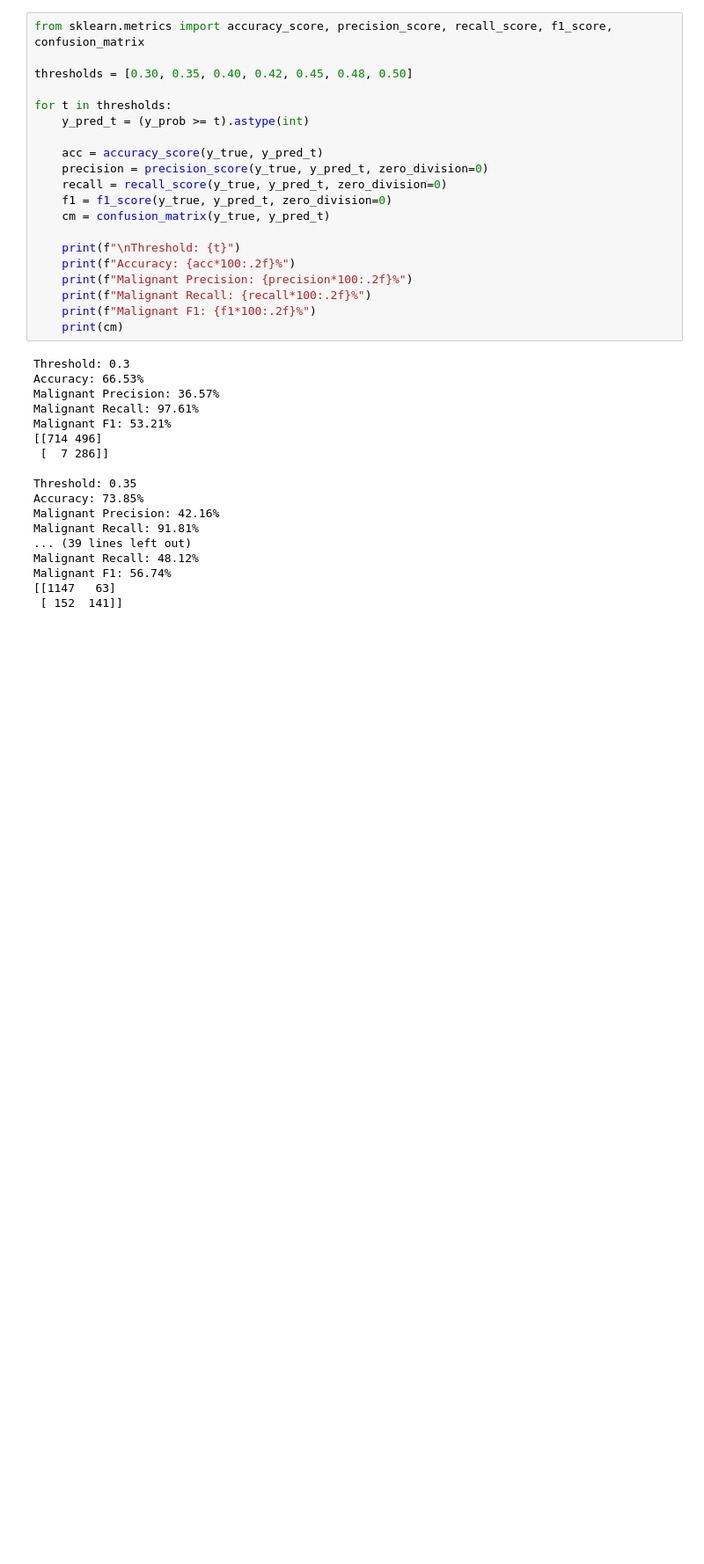
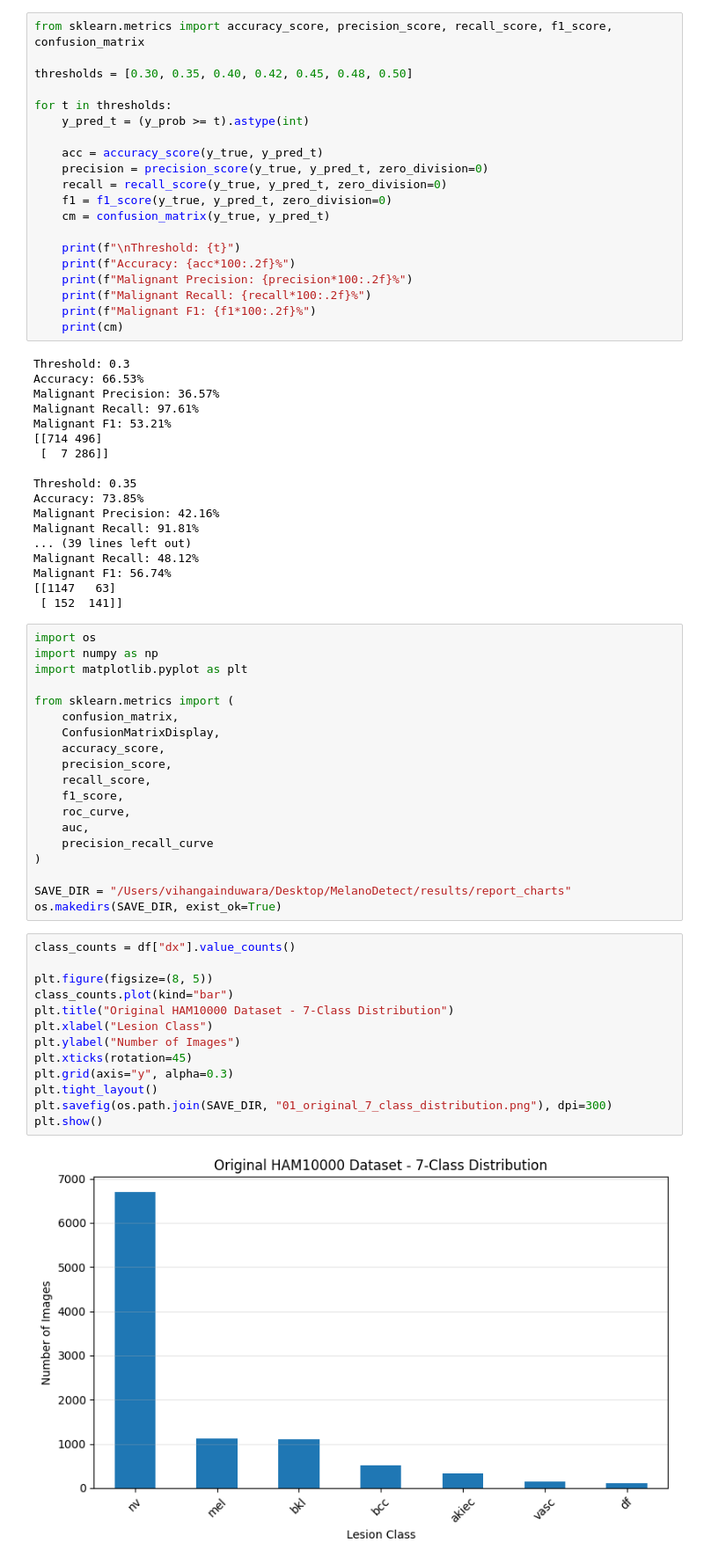
Before and after one commit to v1hxnga/MelanoDetect, a Jupyter notebook: notebooks/06_efficientnet_b1_binary.ipynb, the cells around one changed output. Shown at 88% size. Saved outputs shown, nothing was run; the diff lists cells and outputs as text; blank space fills up the shorter version.

```diff
--- a/notebooks/06_efficientnet_b1_binary.ipynb
+++ b/notebooks/06_efficientnet_b1_binary.ipynb
@@ -881,3 +881,37 @@ Malignant Recall: 48.12%
 Malignant F1: 56.74%
 [[1147   63]
  [ 152  141]]
+# %%
+import os
+import numpy as np
+import matplotlib.pyplot as plt
+
+from sklearn.metrics import (
+    confusion_matrix,
+    ConfusionMatrixDisplay,
+    accuracy_score,
+    precision_score,
+    recall_score,
+    f1_score,
+    roc_curve,
+    auc,
+    precision_recall_curve
+)
+
+SAVE_DIR = "/Users/vihangainduwara/Desktop/MelanoDetect/results/report_charts"
+os.makedirs(SAVE_DIR, exist_ok=True)
+# %%
+class_counts = df["dx"].value_counts()
+
+plt.figure(figsize=(8, 5))
+class_counts.plot(kind="bar")
+plt.title("Original HAM10000 Dataset - 7-Class Distribution")
+plt.xlabel("Lesion Class")
+plt.ylabel("Number of Images")
+plt.xticks(rotation=45)
+plt.grid(axis="y", alpha=0.3)
+plt.tight_layout()
+plt.savefig(os.path.join(SAVE_DIR, "01_original_7_class_distribution.png"), dpi=300)
+plt.show()
+# %% [output]
+[figure, added]
```
Also changed, not shown: parts of 36 cells of this notebook, 9 other files.
